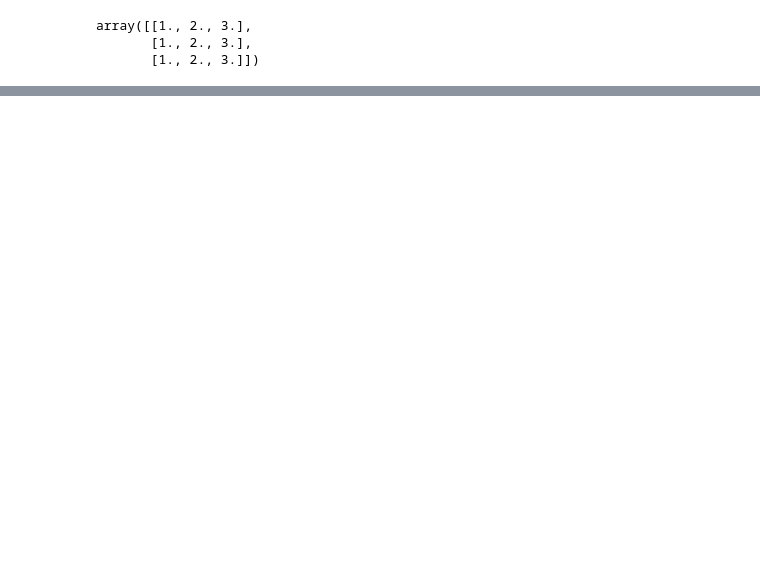
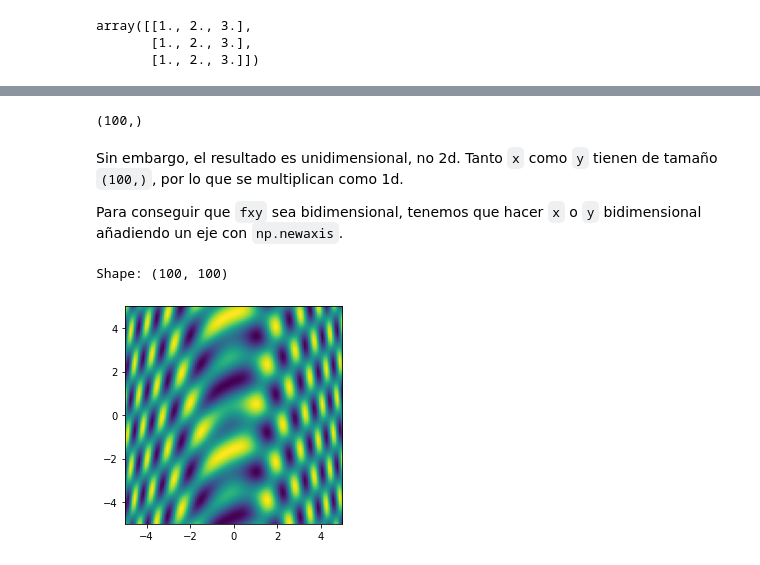
Before and after one commit to sergiopasra/taller-python-tools, a Jupyter notebook: _sources/chap2/broadcast.ipynb, the cells around one changed output, grey strips where cells are left out. Cells and saved outputs as stored; diff of their text form; code cells hidden in the pictures; blank space fills up the shorter version.

```diff
--- a/_sources/chap2/broadcast.ipynb
+++ b/_sources/chap2/broadcast.ipynb
@@ -35,0 +175,25 @@ En este caso, el array `a` se ha extendido
+# %%
+x = np.linspace(-5, 5, 100)
+y = np.linspace(-5, 5, 100)
+fxy = np.cos(x + 2 * y) * np.sin(x**2 - y)
+print(fxy.shape)
+# %% [output]
+(100,)
+# %% [markdown]
+Sin embargo, el resultado es unidimensional, no 2d. Tanto `x` como `y`
+tienen de tamaño `(100,)`, por lo que se multiplican como 1d.
+
+Para conseguir que `fxy` sea bidimensional, tenemos que hacer `x` o `y`
+bidimensional añadiendo un eje con `np.newaxis`.
+# %%
+x = np.linspace(-5, 5, 100)
+y = np.linspace(-5, 5, 100)[:, np.newaxis]
+fxy = np.cos(x + 2 * y) * np.sin(x**2 - y)
+
+# Podemos pintar la función con matplotlib
+import matplotlib.pyplot as plt
+plt.imshow(fxy,  extent=[-5, 5, -5, 5]);
+print('Shape:', fxy.shape)
+# %% [output]
+Shape: (100, 100)
+[figure, added]
```
Also changed, not shown: parts of 17 cells of this notebook, 32 other files.
